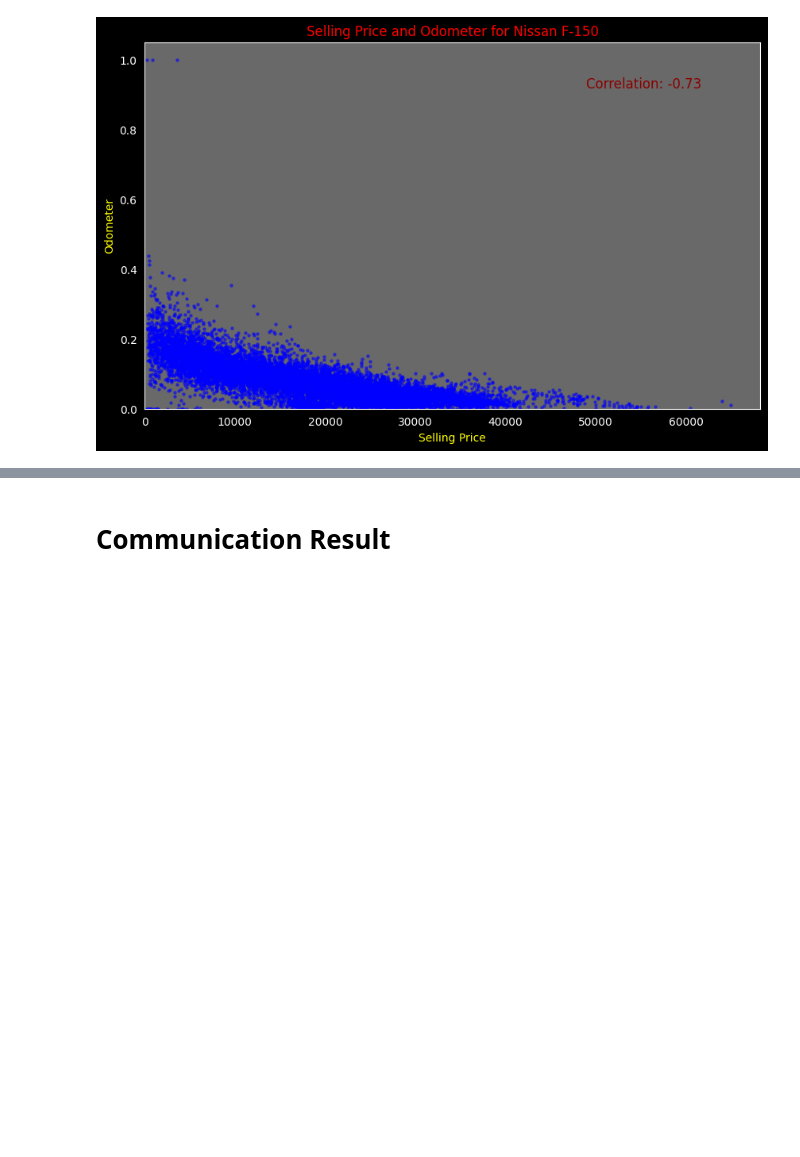
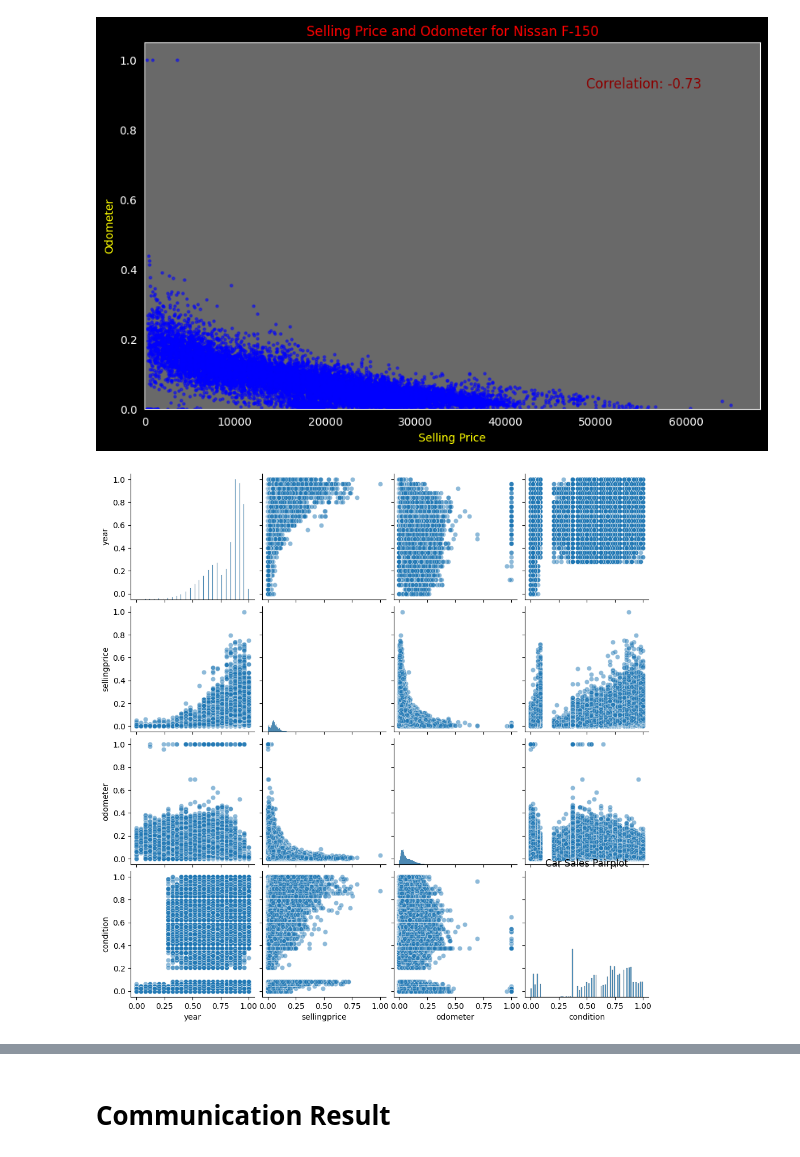
Before and after one commit to Kittisak-M/Best-Strategy-to-Buy-Car-for-Value-Concious-Customer, a Jupyter notebook: car-sales-exploratory-data-analysis.ipynb, the cells around one changed output, grey strips where cells are left out. Saved outputs shown, nothing was run; the diff lists cells and outputs as text; code cells hidden in the pictures; blank space fills up the shorter version.

```diff
--- a/car-sales-exploratory-data-analysis.ipynb
+++ b/car-sales-exploratory-data-analysis.ipynb
@@ -1210 +1225,14 @@ fig.update_layout(
+# %%
+re = cleaned_cs[['year','sellingprice','odometer','condition']]
+scaler = MinMaxScaler(feature_range=(0, 1))
+scaled_data = scaler.fit_transform(re)
+scaled_re = pd.DataFrame(scaled_data)
+scaled_df = pd.DataFrame(scaled_data, columns=re.columns)
+
+sns.pairplot(scaled_df, plot_kws={'alpha':0.5})
+plt.title('Car Sales Pairplot')
+plt.MultipleLocator(0.25)
+plt.show()
+# %% [output]
+[figure, added]
 # %%
```
Also changed, not shown: parts of 45 cells of this notebook.
